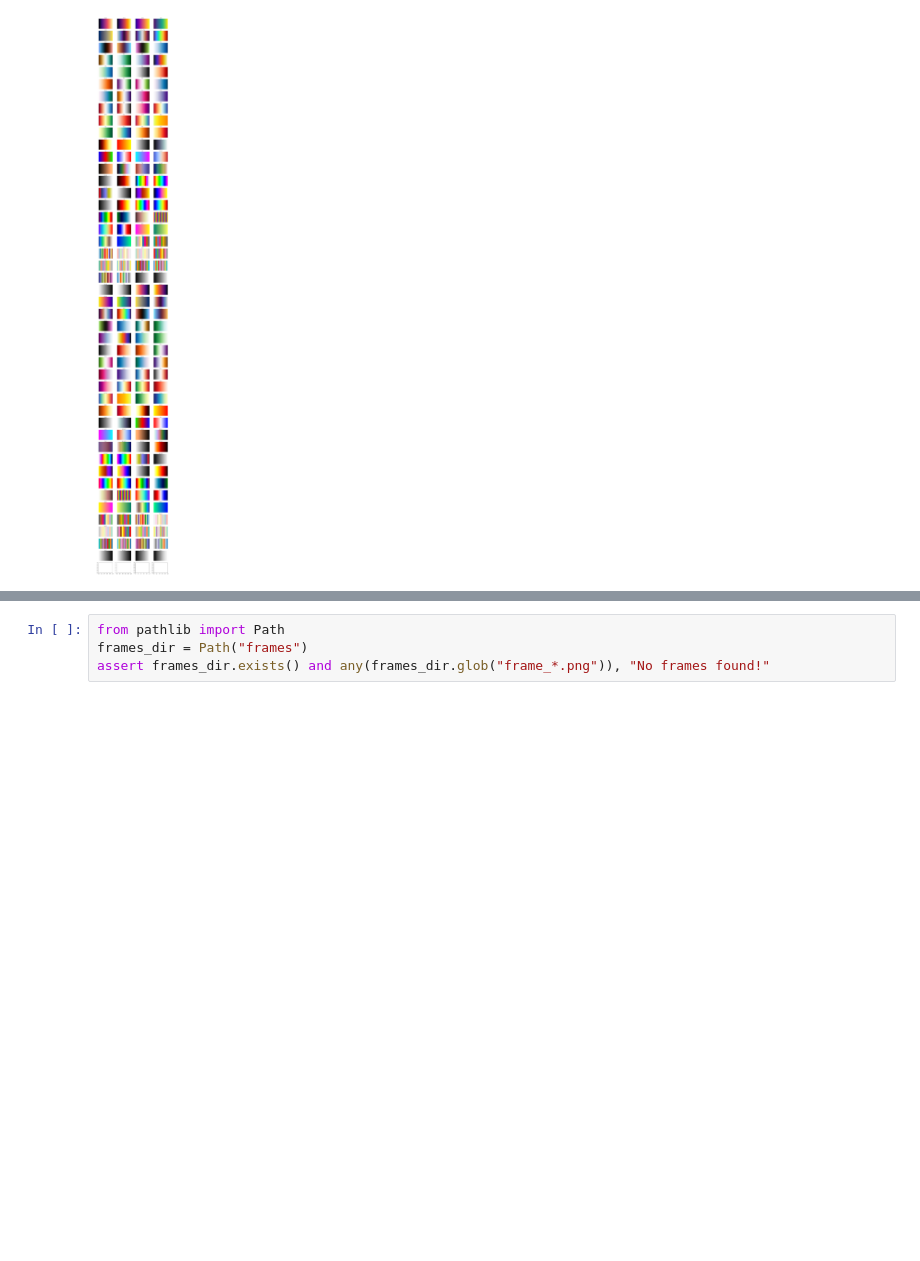
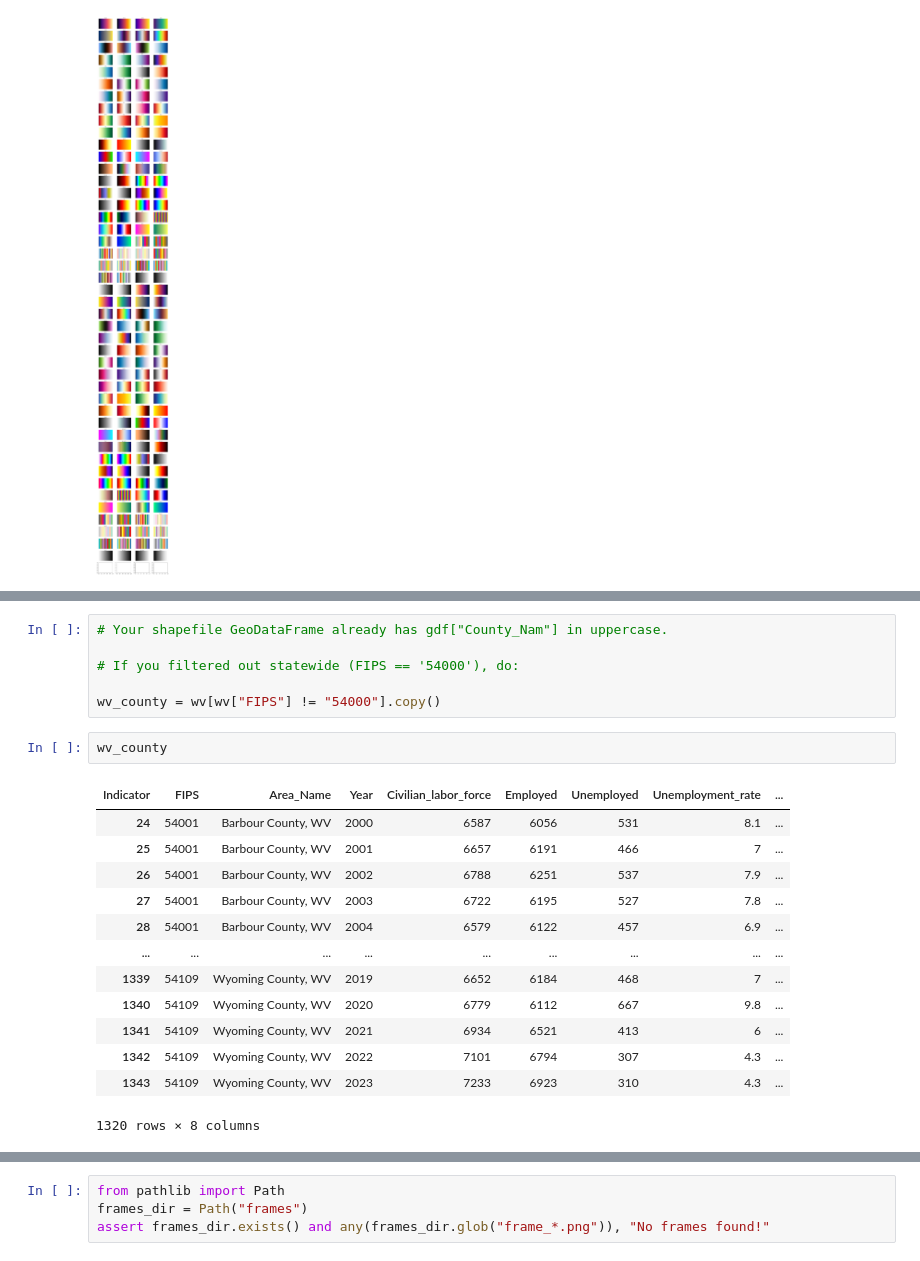
Before and after one commit to mileslilly2/code_for_whatever_you_are, a Jupyter notebook: gif_animation_in_Python_clean.ipynb, the cells around one changed output, grey strips where cells are left out. Saved outputs shown, nothing was run; the diff lists cells and outputs as text; blank space fills up the shorter version.

```diff
--- a/gif_animation_in_Python_clean.ipynb
+++ b/gif_animation_in_Python_clean.ipynb
@@ -175,0 +229,22 @@ plt.show()
+# %%
+# Your shapefile GeoDataFrame already has gdf["County_Nam"] in uppercase.
+
+# If you filtered out statewide (FIPS == '54000'), do:
+
+wv_county = wv[wv["FIPS"] != "54000"].copy()
+# %%
+wv_county
+# %% [output]
+| Indicator | FIPS | Area_Name | Year | Civilian_labor_force | Employed | Unemployed | Unemployment_rate | ... |
+| 24 | 54001 | Barbour County, WV | 2000 | 6587 | 6056 | 531 | 8.1 | ... |
+| 25 | 54001 | Barbour County, WV | 2001 | 6657 | 6191 | 466 | 7 | ... |
+| 26 | 54001 | Barbour County, WV | 2002 | 6788 | 6251 | 537 | 7.9 | ... |
+| 27 | 54001 | Barbour County, WV | 2003 | 6722 | 6195 | 527 | 7.8 | ... |
+| 28 | 54001 | Barbour County, WV | 2004 | 6579 | 6122 | 457 | 6.9 | ... |
+| ... | ... | ... | ... | ... | ... | ... | ... | ... |
+| 1339 | 54109 | Wyoming County, WV | 2019 | 6652 | 6184 | 468 | 7 | ... |
+| 1340 | 54109 | Wyoming County, WV | 2020 | 6779 | 6112 | 667 | 9.8 | ... |
+| 1341 | 54109 | Wyoming County, WV | 2021 | 6934 | 6521 | 413 | 6 | ... |
+| 1342 | 54109 | Wyoming County, WV | 2022 | 7101 | 6794 | 307 | 4.3 | ... |
+| 1343 | 54109 | Wyoming County, WV | 2023 | 7233 | 6923 | 310 | 4.3 | ... |
+1320 rows × 8 columns
```
Also changed, not shown: parts of 16 cells of this notebook.
